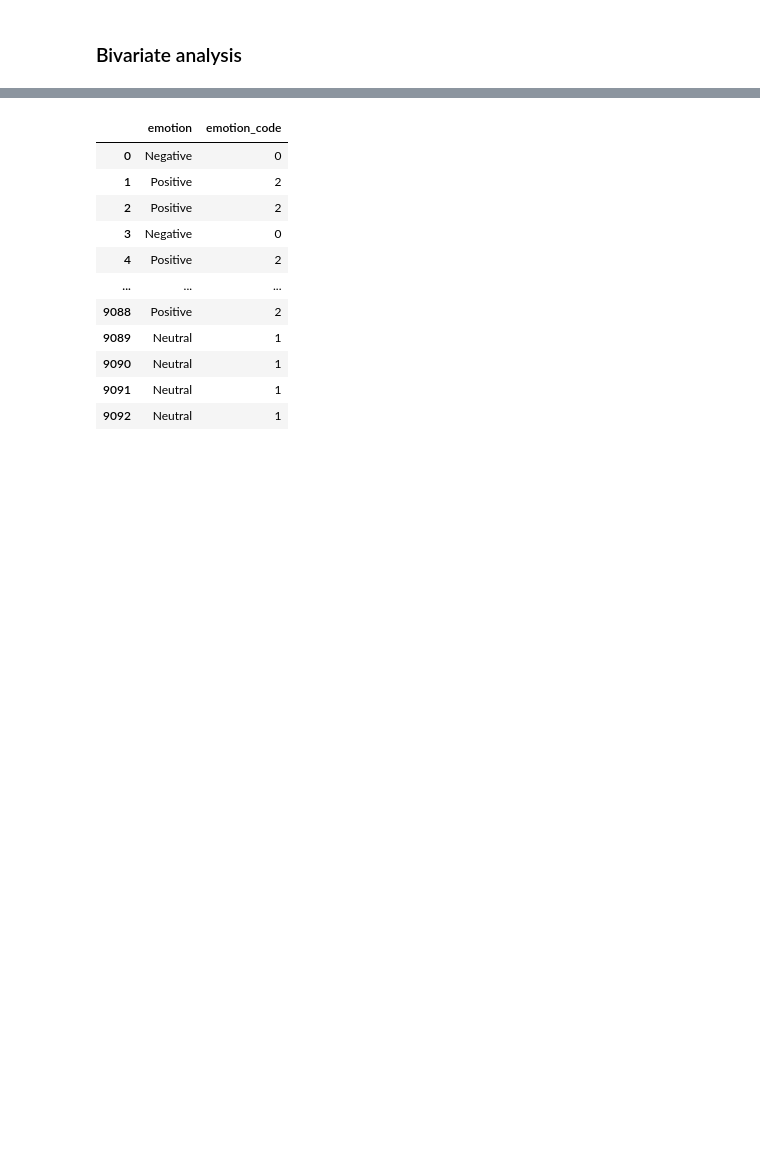
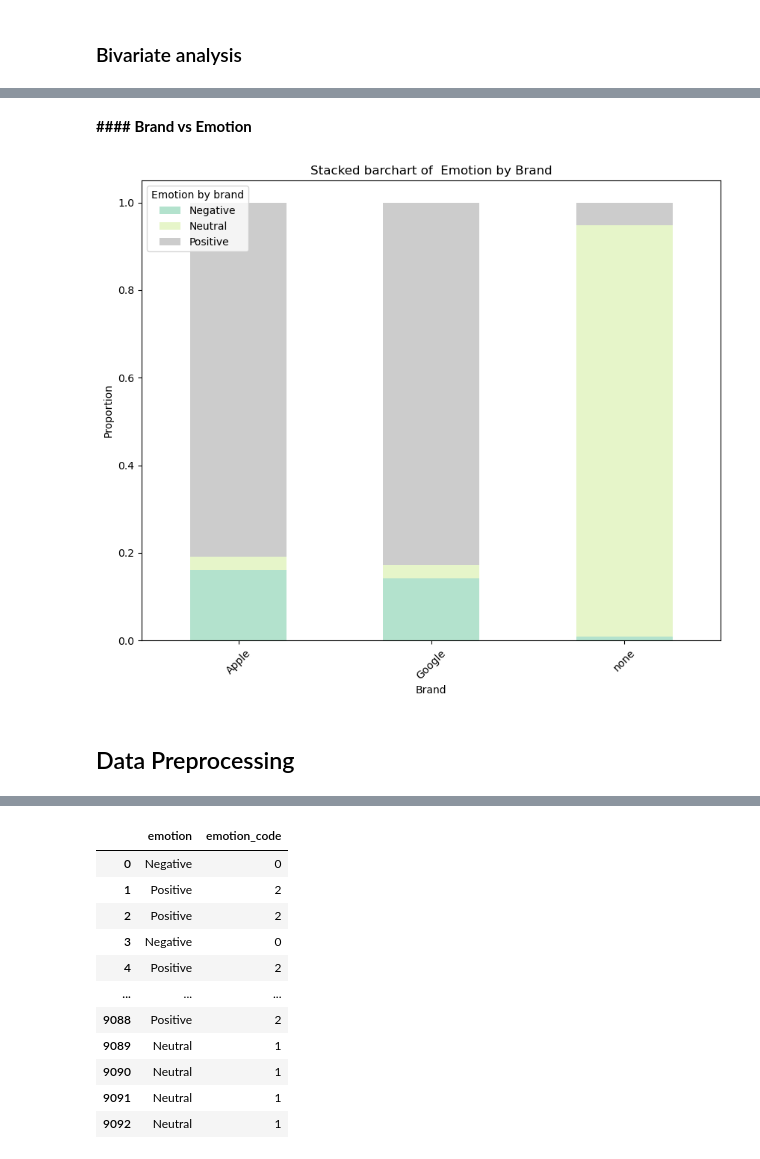
Before and after one commit to Julie-Nyawira/Phase4_Project, a Jupyter notebook: Index.ipynb, the cells around one changed output, grey strips where cells are left out. Drawn from its saved outputs; the diff is of its cells as text; code cells hidden in the pictures; blank space fills up the shorter version.

```diff
--- a/Index.ipynb
+++ b/Index.ipynb
@@ -328,3 +338,19 @@ plt.title('Tweet Emotion Distribution by Brand')
 plt.show()
 # %% [output]
 [figure]
+# %% [markdown]
+**#### Brand vs Emotion**
+# %%
+
+brand_vs_emotion = pd.crosstab(data['brand'], data['emotion'], normalize='index')
+brand_vs_emotion.plot(kind='bar', stacked=True, colormap='Pastel2', figsize=(10,8))
+plt.title("Stacked barchart of  Emotion by Brand")
+plt.ylabel("Proportion")
+plt.xlabel("Brand")
+plt.legend(title='Emotion by brand')
+plt.xticks(rotation=45)
+plt.show()
+# %% [output]
+[figure, added]
+# %% [markdown]
+## Data Preprocessing
```
Also changed, not shown: parts of 68 cells of this notebook.
